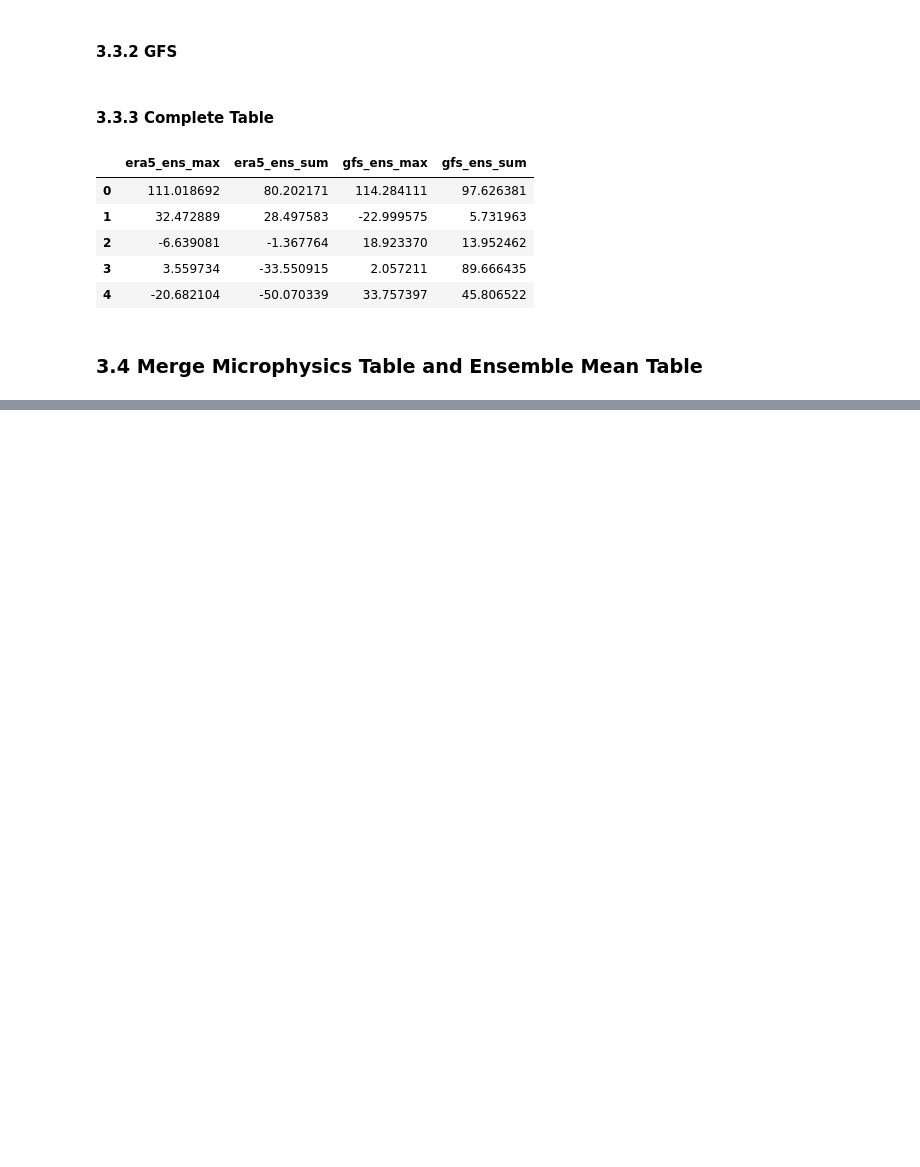
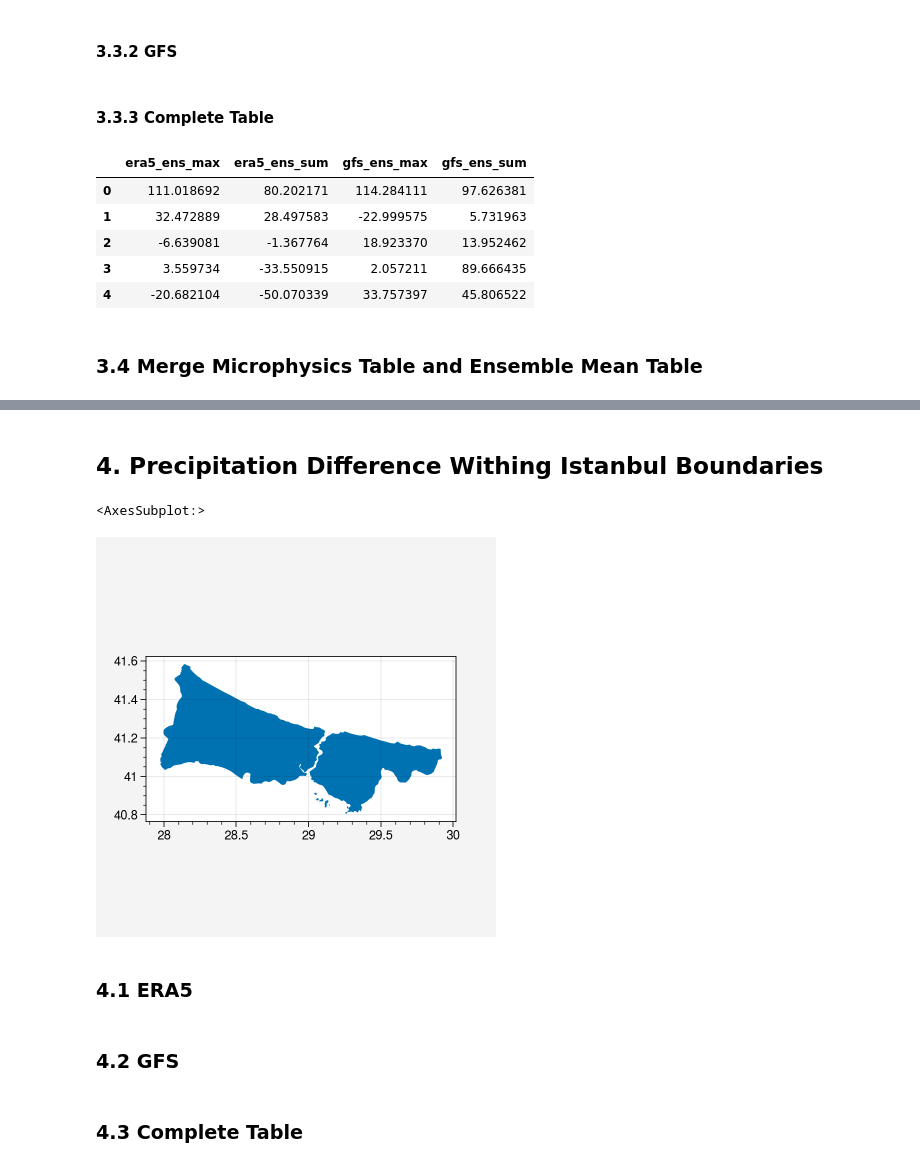
Before and after one commit to donmezkutay/Urban-Precipitation-Article-Istanbul, a Jupyter notebook: combined_precipitation_diff_urban_boundary.ipynb, the cells around one changed output, grey strips where cells are left out. Cells and saved outputs as stored; diff of their text form; code cells hidden in the pictures; blank space fills up the shorter version.

Commit message:
#add info for Istanbul boundaries

```diff
--- a/combined_precipitation_diff_urban_boundary.ipynb
+++ b/combined_precipitation_diff_urban_boundary.ipynb
@@ -377,0 +370,13 @@ complete_table
+# %% [markdown]
+## 4. Precipitation Difference Withing Istanbul Boundaries
+# %%
+# open istanbul boundary
+ist_shape = r'data/shapefiles/istanbul_province_borders.shp'
+gdf_ist = gpd.read_file(ist_shape)
+# %%
+gdf_ist.plot()
+# %% [output]
+<AxesSubplot:>
+[figure, added]
+# %% [markdown]
+### 4.1 ERA5
@@ -377,0 +407,2 @@ complete_table
+# %% [markdown]
+### 4.2 GFS
@@ -377,0 +433,2 @@ complete_table
+# %% [markdown]
+### 4.3 Complete Table
```
Also changed, not shown: parts of 12 cells of this notebook.
